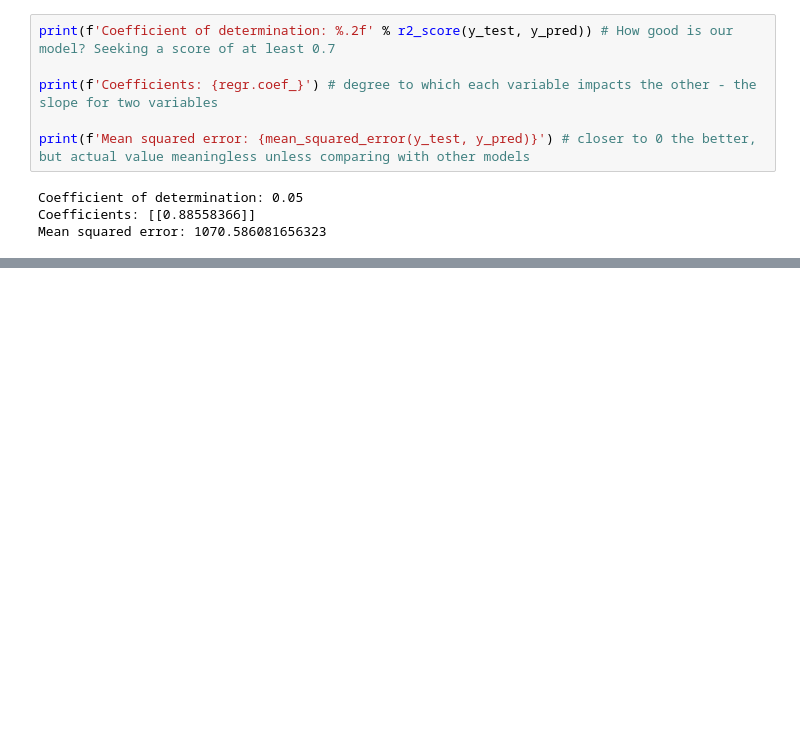
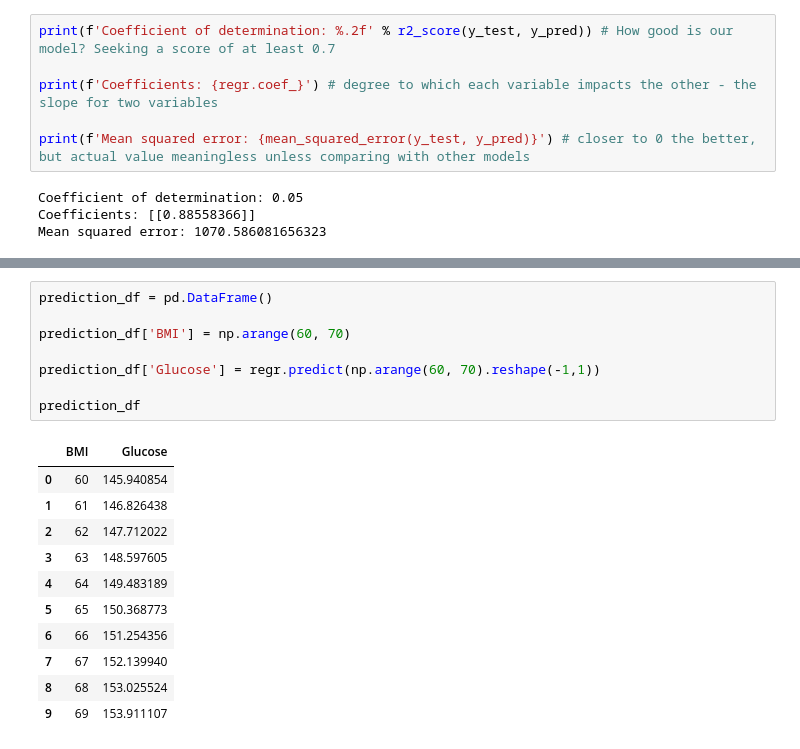
Before and after one commit to StephenCarterLIIA/Python-learning-repo, a Jupyter notebook: ML workshops/20240829.ipynb, the cells around one changed output, grey strips where cells are left out. Cells and saved outputs as stored; diff of their text form; blank space fills up the shorter version.

```diff
--- a/ML workshops/20240829.ipynb
+++ b/ML workshops/20240829.ipynb
@@ -55,0 +72,20 @@ Mean squared error: 1070.586081656323
+# %%
+prediction_df = pd.DataFrame()
+
+prediction_df['BMI'] = np.arange(60, 70)
+
+prediction_df['Glucose'] = regr.predict(np.arange(60, 70).reshape(-1,1))
+
+prediction_df
+# %% [output]
+|  | BMI | Glucose |
+| 0 | 60 | 145.940854 |
+| 1 | 61 | 146.826438 |
+| 2 | 62 | 147.712022 |
+| 3 | 63 | 148.597605 |
+| 4 | 64 | 149.483189 |
+| 5 | 65 | 150.368773 |
+| 6 | 66 | 151.254356 |
+| 7 | 67 | 152.139940 |
+| 8 | 68 | 153.025524 |
+| 9 | 69 | 153.911107 |
```
Also changed, not shown: parts of 5 cells of this notebook.
